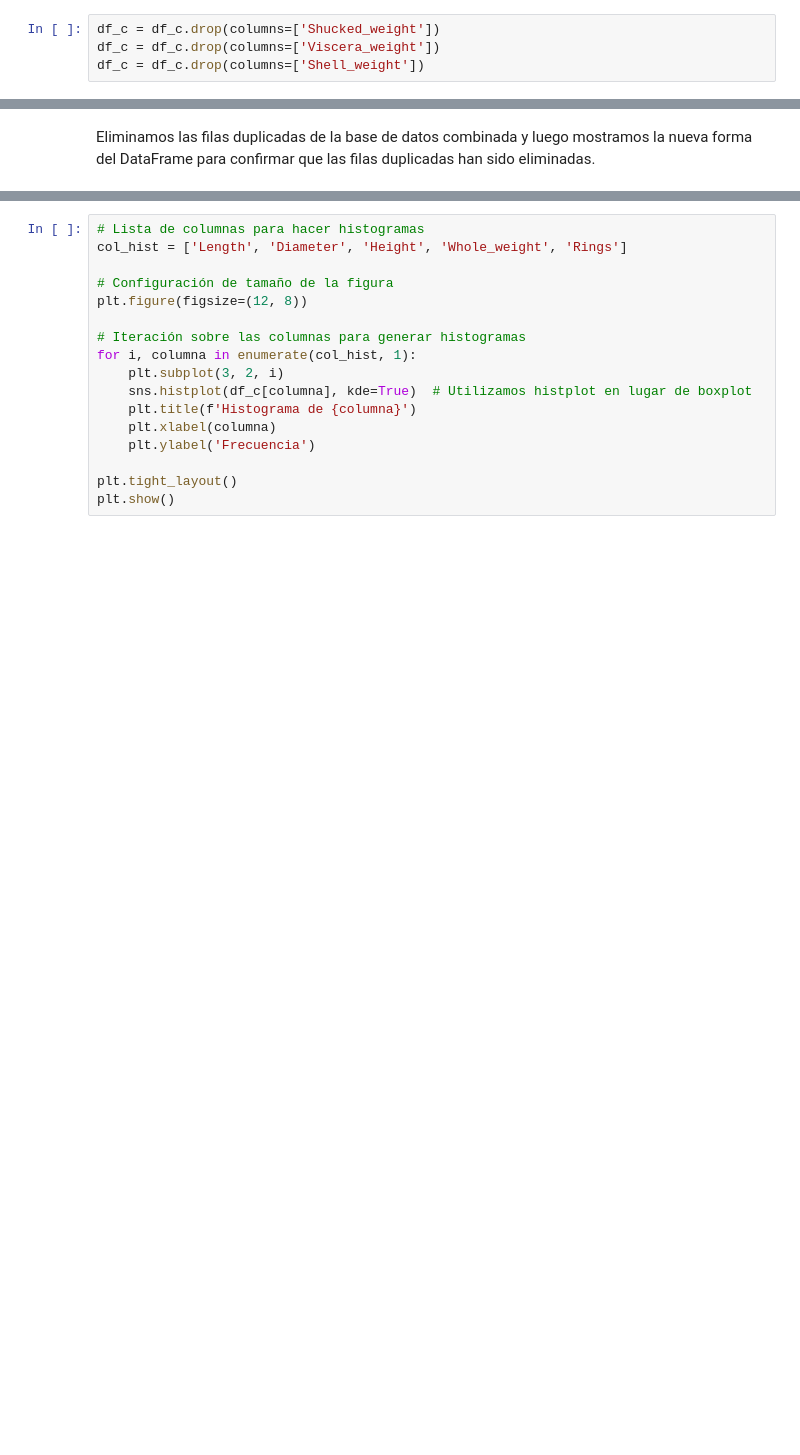
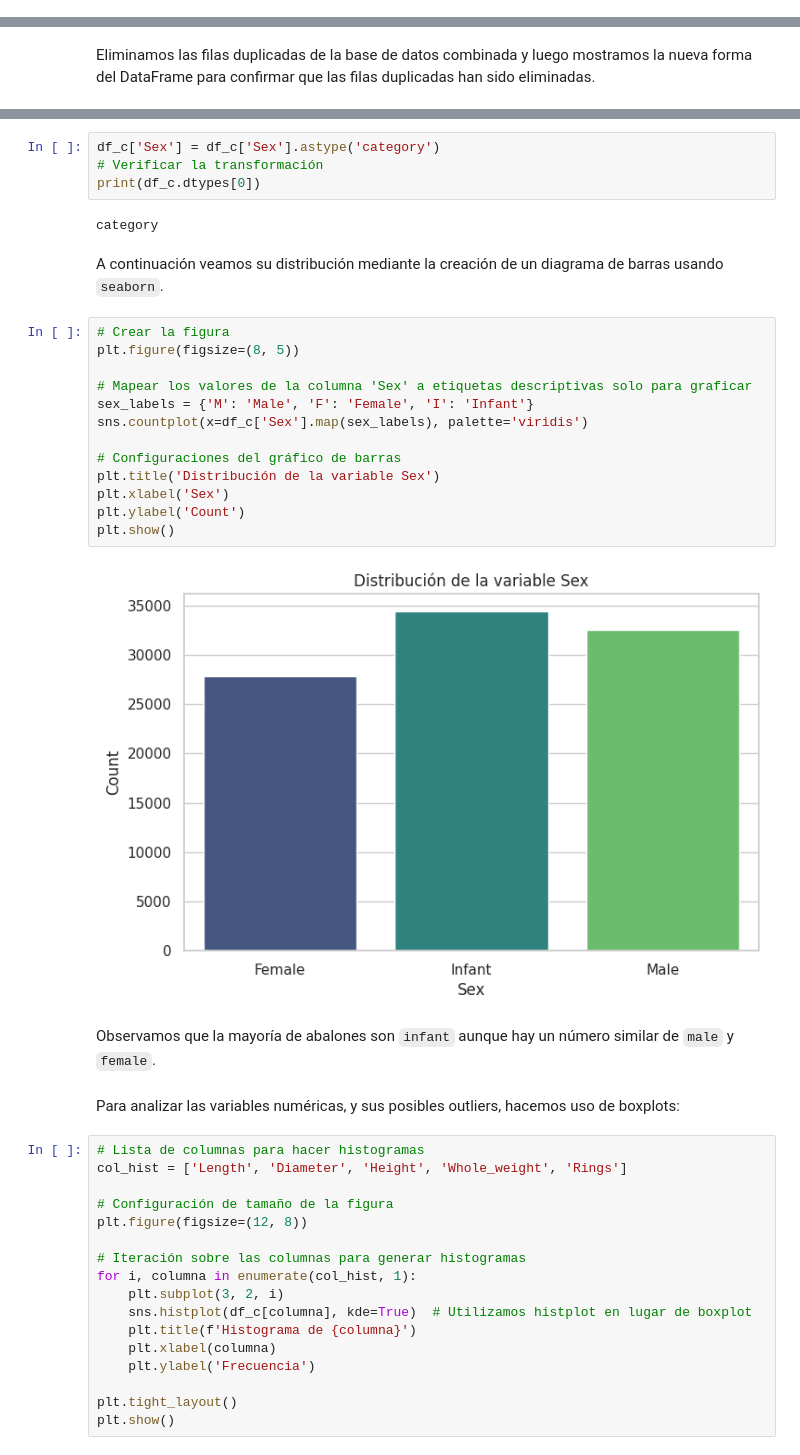
Before and after one commit to CeliaDiazSanchez/Data-Mining, a Jupyter notebook: LAB05_RINGS_Ana.ipynb, the cells around one changed output, grey strips where cells are left out. Drawn from its saved outputs; the diff is of its cells as text; blank space fills up the shorter version.

```diff
--- a/LAB05_RINGS_Ana.ipynb
+++ b/LAB05_RINGS_Ana.ipynb
@@ -294,4 +333,0 @@ Decidimos eliminar las columnas 'Shucked Weight', 'Viscera Weight' y 'Shell_weig
-# %%
-df_c = df_c.drop(columns=['Shucked_weight'])
-df_c = df_c.drop(columns=['Viscera_weight'])
-df_c = df_c.drop(columns=['Shell_weight'])
@@ -369,3 +390,30 @@ Después de eliminar las filas duplicadas de la base de datos combinada, se obse
+# %%
+df_c['Sex'] = df_c['Sex'].astype('category')
+# Verificar la transformación
+print(df_c.dtypes[0])
+# %% [output]
+category
+# %% [markdown]
+A continuación veamos su distribución mediante la creación de un diagrama de barras usando `seaborn`.
+# %%
+# Crear la figura
+plt.figure(figsize=(8, 5))
+
+# Mapear los valores de la columna 'Sex' a etiquetas descriptivas solo para graficar
+sex_labels = {'M': 'Male', 'F': 'Female', 'I': 'Infant'}
+sns.countplot(x=df_c['Sex'].map(sex_labels), palette='viridis')
+
+# Configuraciones del gráfico de barras
+plt.title('Distribución de la variable Sex')
+plt.xlabel('Sex')
+plt.ylabel('Count')
+plt.show()
+# %% [output]
+[figure, added]
+# %% [markdown]
+Observamos que la mayoría de abalones son `infant` aunque hay un número similar de `male` y `female`.
+# %% [markdown]
+Para analizar las variables numéricas, y sus posibles outliers, hacemos uso de boxplots:
 # %%
 # Lista de columnas para hacer histogramas
 col_hist = ['Length', 'Diameter', 'Height', 'Whole_weight', 'Rings']
```
Also changed, not shown: parts of 37 cells of this notebook.
